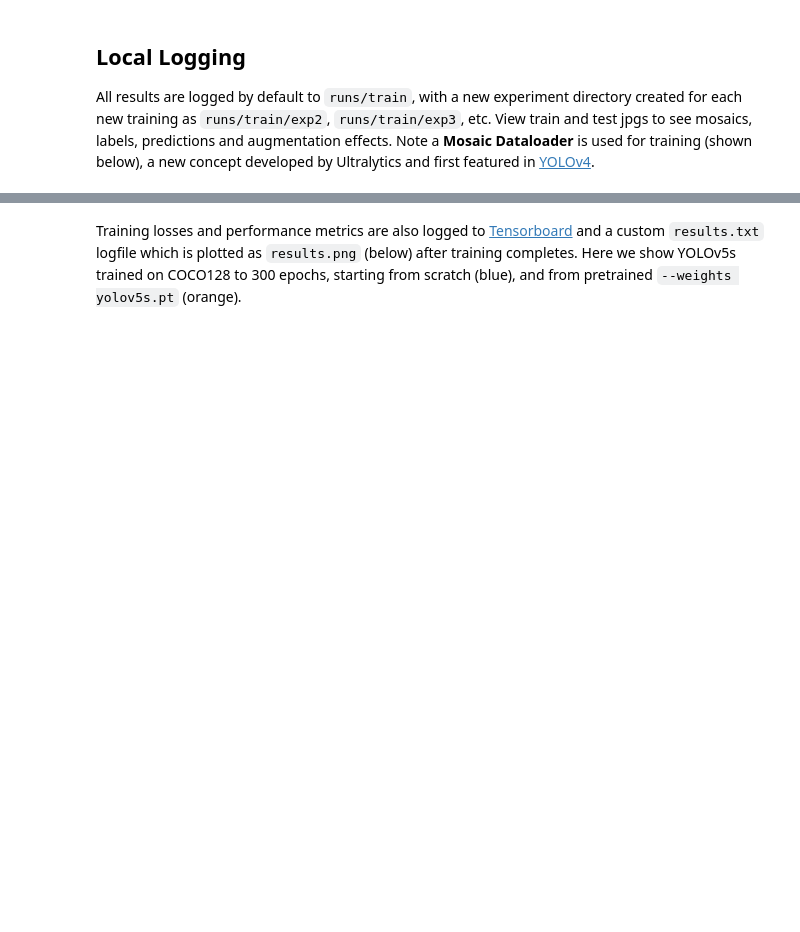
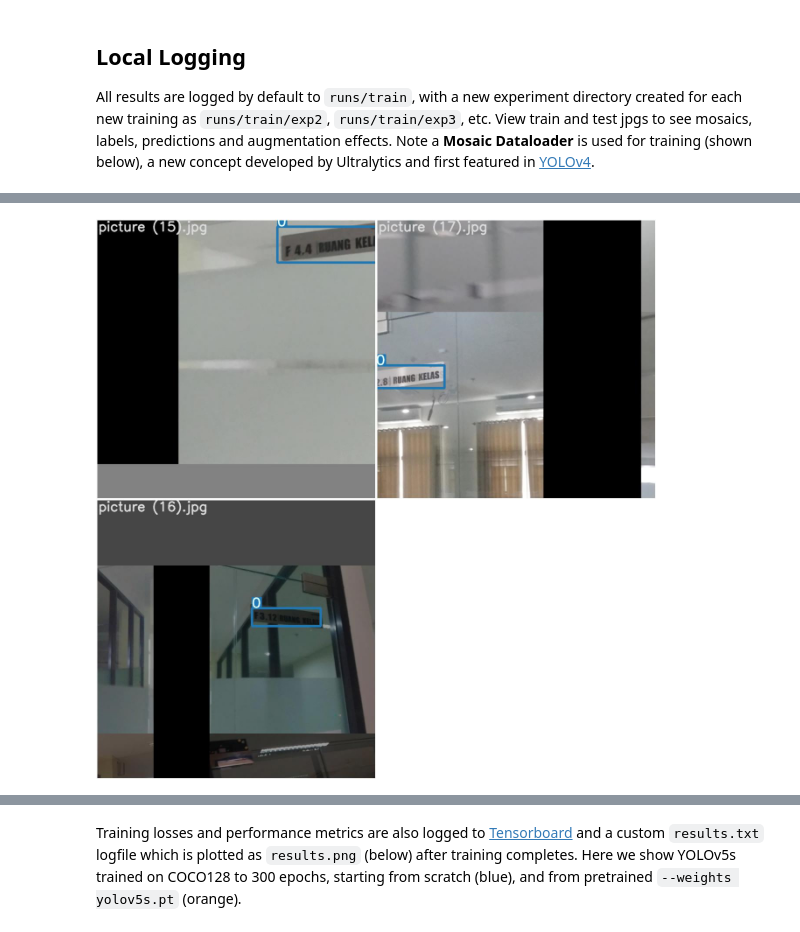
Before and after one commit to ragilhadi/machine-learning, a Jupyter notebook: tutorial.ipynb, the cells around one changed output, grey strips where cells are left out. Cells and saved outputs as stored; diff of their text form; code cells hidden in the pictures; blank space fills up the shorter version.

```diff
--- a/tutorial.ipynb
+++ b/tutorial.ipynb
@@ -173,4 +181,4 @@ All results are logged by default to `runs/train`, with a new experiment directo
 # %%
-Image(filename='runs/train/exp/train_batch0.jpg', width=800)  # train batch 0 mosaics and labels
-Image(filename='runs/train/exp/test_batch0_labels.jpg', width=800)  # test batch 0 labels
-Image(filename='runs/train/exp/test_batch0_pred.jpg', width=800)  # test batch 0 predictions
+Image(filename='runs/train/exp4/train_batch2.jpg', width=800) # train batch 0 mosaics and labels
+# %% [output]
+[figure, added]
```
Also changed, not shown: parts of 13 cells of this notebook.
